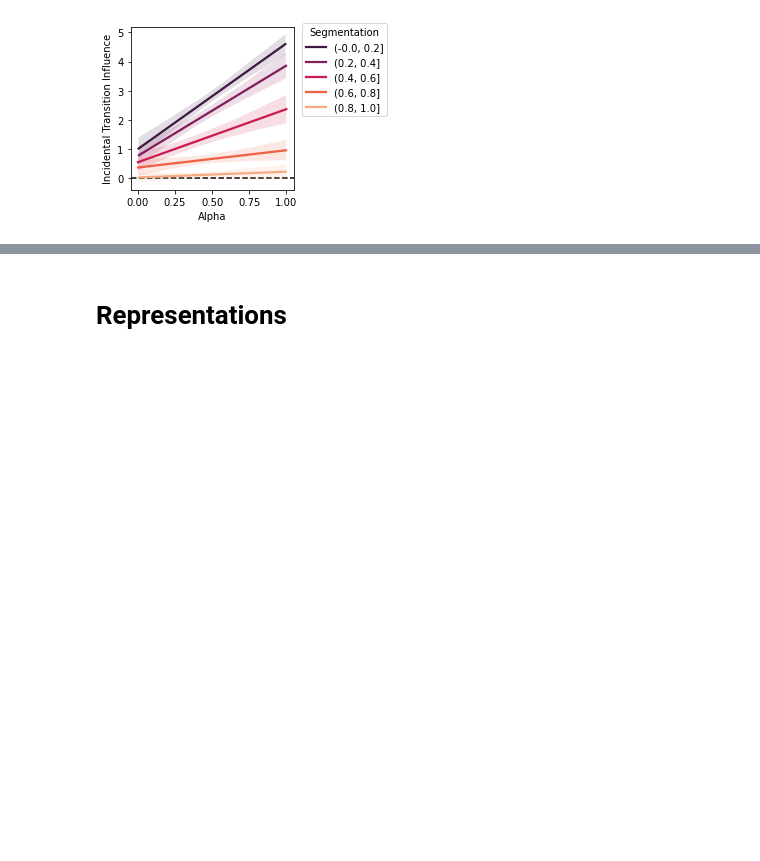
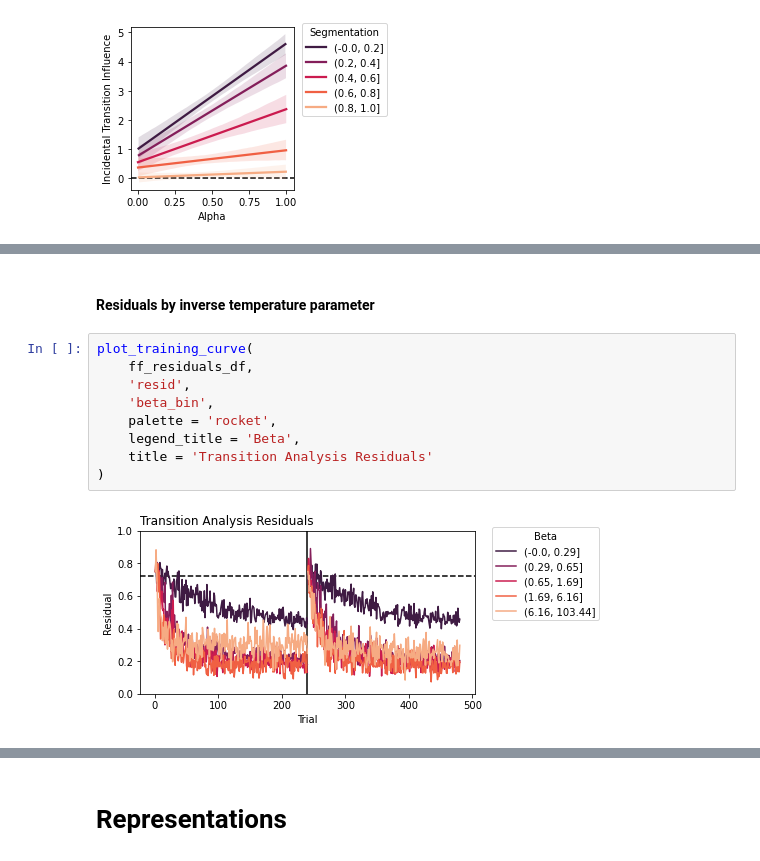
Before and after one commit to BakkourLabRepo/feat-predict_models, a Jupyter notebook: notebooks/exp_2/simulations.ipynb, the cells around one changed output, grey strips where cells are left out. Cells and saved outputs as stored; diff of their text form; blank space fills up the shorter version.

```diff
--- a/notebooks/exp_2/simulations.ipynb
+++ b/notebooks/exp_2/simulations.ipynb
@@ -1013,0 +1118,13 @@ See the caveats in the documentation: https://pandas.pydata.org/pandas-docs/stab
+# %% [markdown]
+#### Residuals by inverse temperature parameter
+# %%
+plot_training_curve(
+    ff_residuals_df,
+    'resid',
+    'beta_bin',
+    palette = 'rocket',
+    legend_title = 'Beta',
+    title = 'Transition Analysis Residuals'
+)
+# %% [output]
+[figure, added]
```
Also changed, not shown: parts of 16 cells of this notebook.
